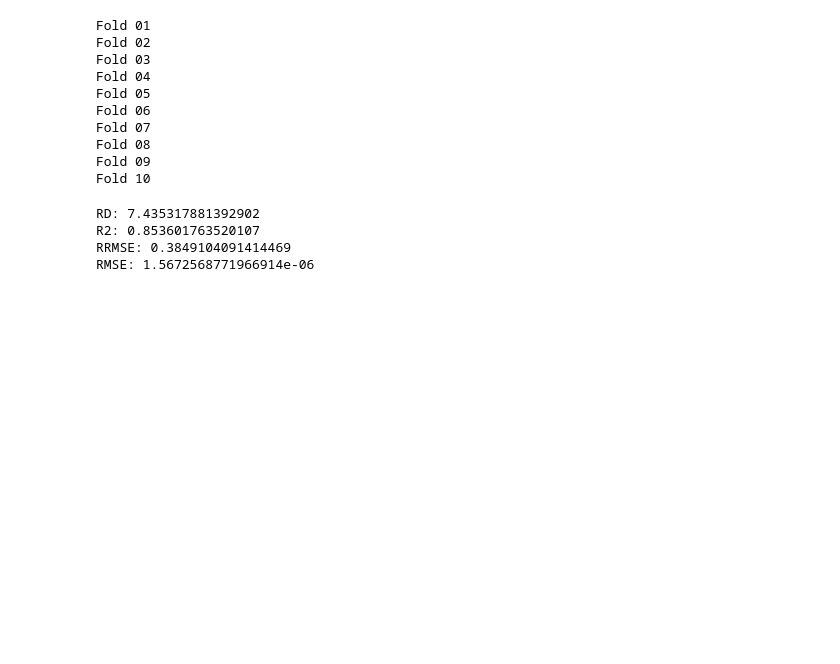
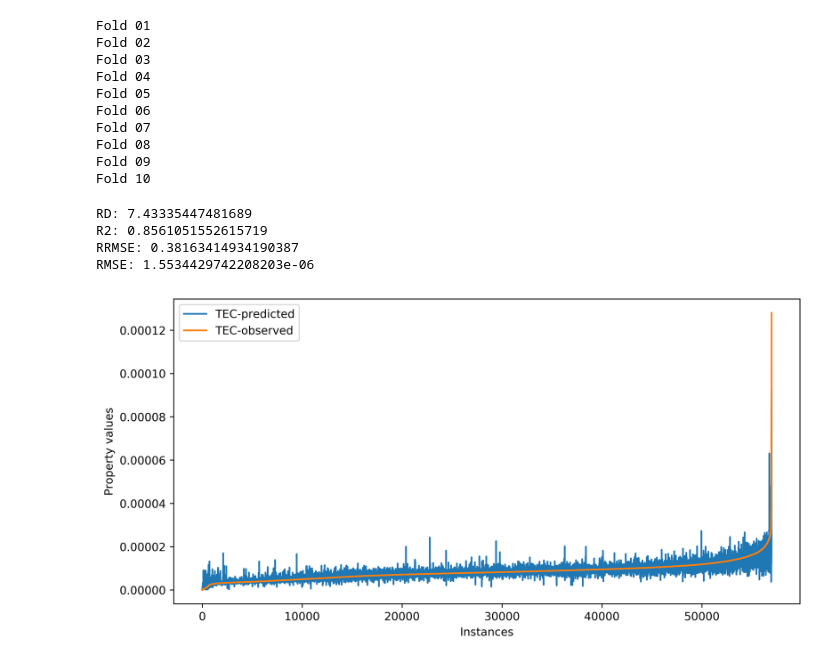
Before and after one commit to ealcobaca/mlglass, a Jupyter notebook: data/other_properties/TEC_log_test.ipynb, the cells around one changed output. Drawn from its saved outputs; the diff is of its cells as text; code cells hidden in the pictures; blank space fills up the shorter version.

```diff
--- a/data/other_properties/TEC_log_test.ipynb
+++ b/data/other_properties/TEC_log_test.ipynb
@@ -30,6 +32,9 @@ rds = []
 r2s = []
 rrmses = []
 rmses = []
+
+target_values = []
+predictions = []
 
 kf = KFold(n_splits=10, random_state=1, shuffle=True)
 fold = 1
@@ -45,6 +50,9 @@ for train_index, test_index in kf.split(X):
 
     preds = np.exp(rf.predict(X_test))
 
+    predictions.extend(preds.tolist())
+    target_values.extend(y_test.tolist())
+
     rds.append(relative_deviation(y_test, preds))
     r2s.append(R2(y_test, preds))
     rrmses.append(RRMSE(y_test, preds))
@@ -68,7 +76,19 @@ print('R2:', np.mean(r2s))
 print('RRMSE:', np.mean(rrmses))
 print('RMSE:', np.mean(rmses))
 # %% [output]
-RD: 7.435317881392902
-R2: 0.853601763520107
-RRMSE: 0.3849104091414469
-RMSE: 1.5672568771966914e-06
+RD: 7.43335447481689
+R2: 0.8561051552615719
+RRMSE: 0.38163414934190387
+RMSE: 1.5534429742208203e-06
+# %%
+sorter = np.argsort(target_values)
+arr_target = np.array(target_values)
+arr_preds = np.array(predictions)
+# %%
+fig, ax = plt.subplots(figsize=(10,5), dpi=600)
+sns.lineplot([i for i in range(len(target_values))], arr_preds[sorter], label='TEC-predicted')
+sns.lineplot([i for i in range(len(target_values))], arr_target[sorter], label='TEC-observed')
+ax.set(xlabel='Instances', ylabel='Property values')
+fig.savefig('ordered_TEC_lines.png')
+# %% [output]
+[figure, added]
```
Also changed, not shown: parts of 3 cells of this notebook, 4 other files.
